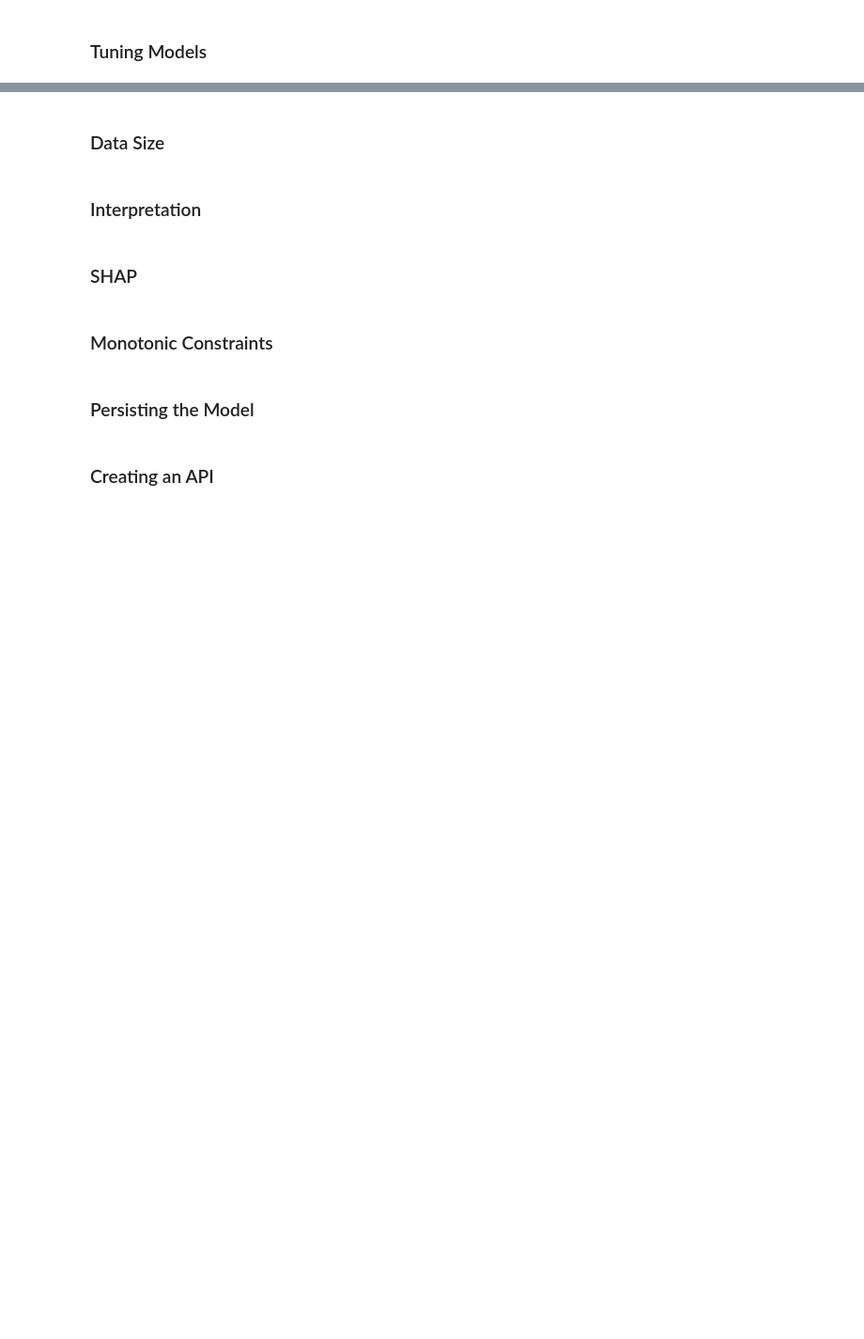
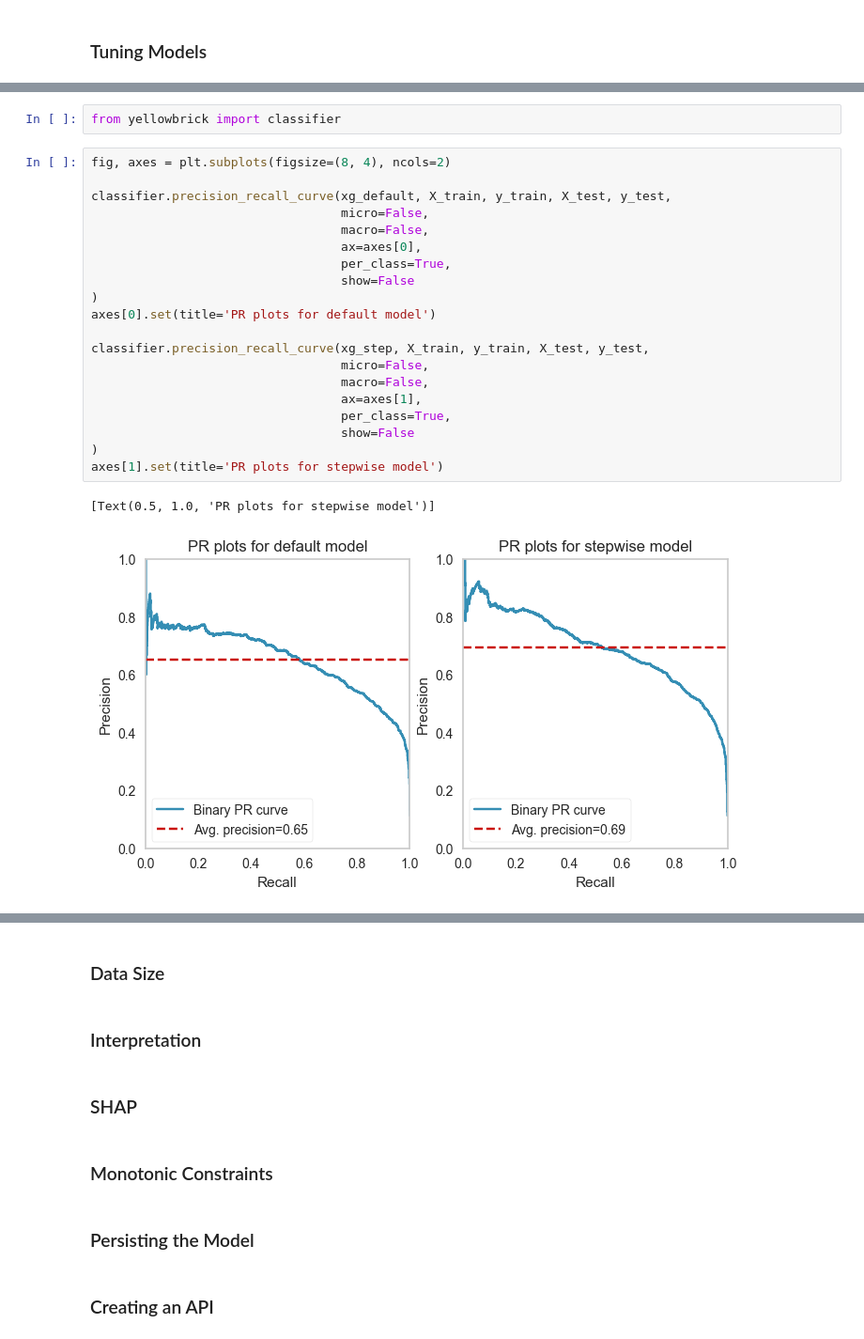
Before and after one commit to hfuhruhurr/effective-xgboost, a Jupyter notebook: dude.ipynb, the cells around one changed output, grey strips where cells are left out. Shown at 94% size. Cells and saved outputs as stored; diff of their text form; blank space fills up the shorter version.

```diff
--- a/dude.ipynb
+++ b/dude.ipynb
@@ -818,0 +945,25 @@ Comparing the two model's scores, we see the XGBoost model has way better ROC sc
+# %%
+from yellowbrick import classifier
+# %%
+fig, axes = plt.subplots(figsize=(8, 4), ncols=2)
+
+classifier.precision_recall_curve(xg_default, X_train, y_train, X_test, y_test,
+                                  micro=False,
+                                  macro=False,
+                                  ax=axes[0],
+                                  per_class=True,
+                                  show=False
+)
+axes[0].set(title='PR plots for default model')
+
+classifier.precision_recall_curve(xg_step, X_train, y_train, X_test, y_test,
+                                  micro=False,
+                                  macro=False,
+                                  ax=axes[1],
+                                  per_class=True,
+                                  show=False
+)
+axes[1].set(title='PR plots for stepwise model')
+# %% [output]
+[Text(0.5, 1.0, 'PR plots for stepwise model')]
+[figure, added]
```
Also changed, not shown: parts of 23 cells of this notebook.
